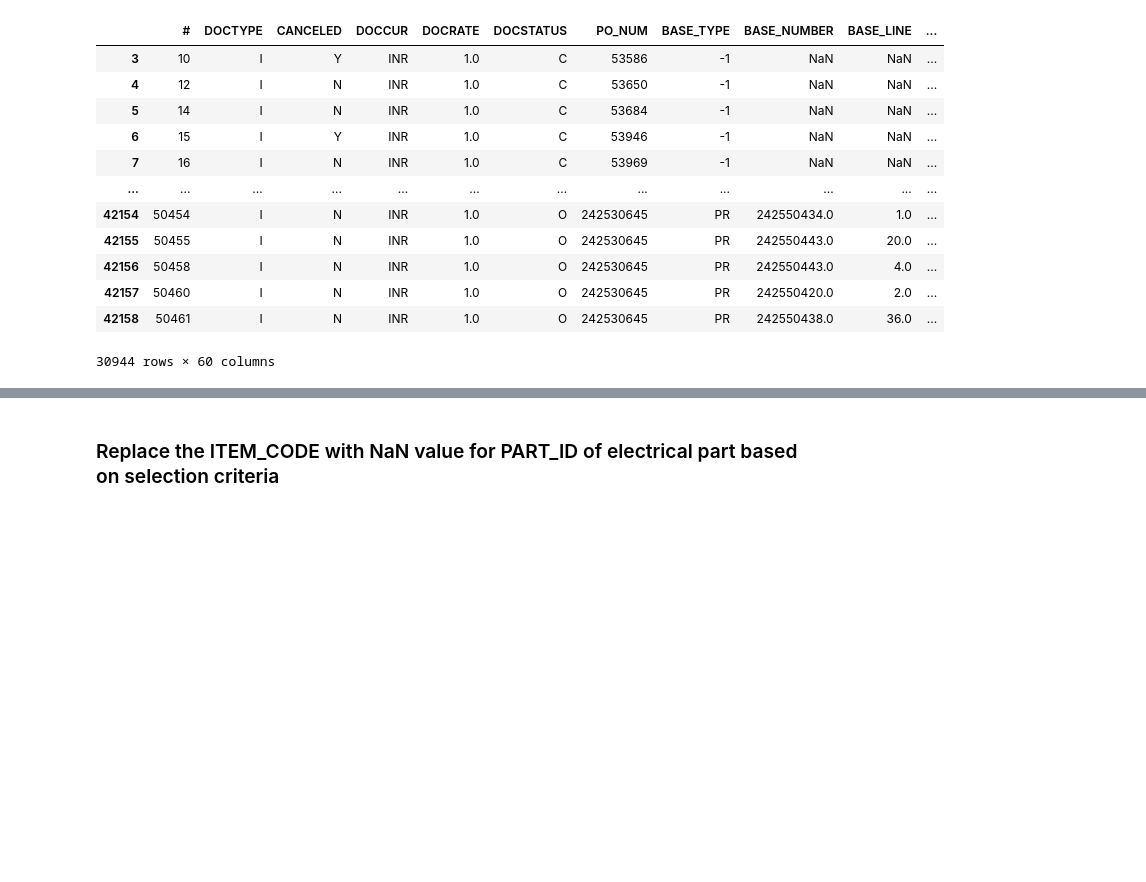
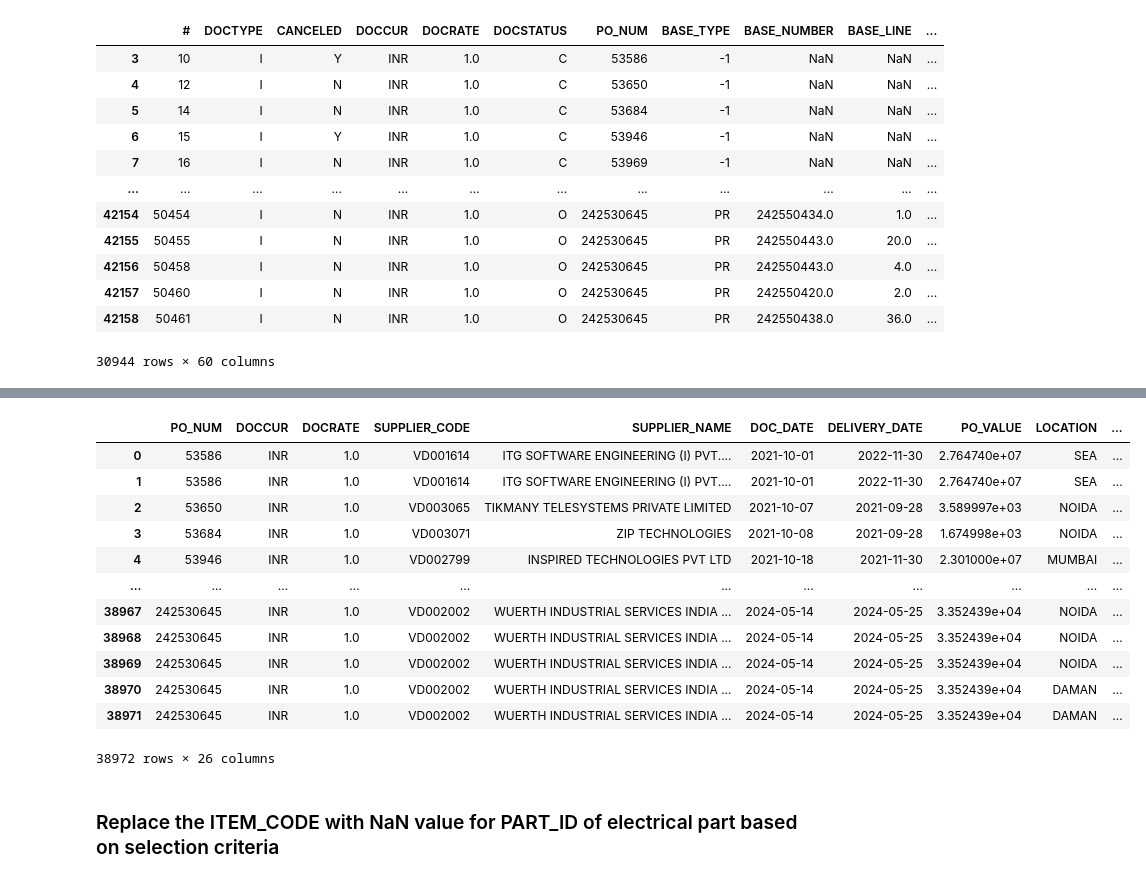
Before and after one commit to htibrewal/isy-5001-irs-project, a Jupyter notebook: item_replacement.ipynb, the cells around one changed output, grey strips where cells are left out. Drawn from its saved outputs; the diff is of its cells as text; code cells hidden in the pictures; blank space fills up the shorter version.

```diff
--- a/item_replacement.ipynb
+++ b/item_replacement.ipynb
@@ -394 +396,19 @@ merged_data_item_code_2
+# %%
+important_columns = ['PO_NUM', 'DOCCUR', 'DOCRATE', 'SUPPLIER_CODE', 'SUPPLIER_NAME', 'DOC_DATE', 'DELIVERY_DATE', 'PO_VALUE', 'LOCATION', 'ITEM_CODE_CLEANED', 'ITEM_NAME', 'ITEM_DETAILS', 'UOM', 'ORDERED_QUANTITY', 'PRICE', 'ITEM_VALUE', 'TAX_AMOUNT(LC)', 'LINETOTAL_WITH_TAX_(LC)', 'PART_ID_CLEANED', 'PART_NAME', 'PART_DESCRIPTION', 'WIDTH_(MM)', 'HEIGHT_(MM)', 'DEPTH_(MM)', 'MOUNTING_CLEARANCES_(MM)', 'WEIGHT_(KG)']
+filtered_data_final = merged_data_item_code_2[important_columns]
+filtered_data_final
+# %% [output]
+|  | PO_NUM | DOCCUR | DOCRATE | SUPPLIER_CODE | SUPPLIER_NAME | DOC_DATE | DELIVERY_DATE | PO_VALUE | LOCATION | ... |
+| 0 | 53586 | INR | 1.0 | VD001614 | ITG SOFTWARE ENGINEERING (I) PVT.... | 2021-10-01 | 2022-11-30 | 2.764740e+07 | SEA | ... |
+| 1 | 53586 | INR | 1.0 | VD001614 | ITG SOFTWARE ENGINEERING (I) PVT.... | 2021-10-01 | 2022-11-30 | 2.764740e+07 | SEA | ... |
+| 2 | 53650 | INR | 1.0 | VD003065 | TIKMANY TELESYSTEMS PRIVATE LIMITED | 2021-10-07 | 2021-09-28 | 3.589997e+03 | NOIDA | ... |
+| 3 | 53684 | INR | 1.0 | VD003071 | ZIP TECHNOLOGIES | 2021-10-08 | 2021-09-28 | 1.674998e+03 | NOIDA | ... |
+| 4 | 53946 | INR | 1.0 | VD002799 | INSPIRED TECHNOLOGIES PVT LTD | 2021-10-18 | 2021-11-30 | 2.301000e+07 | MUMBAI | ... |
+| ... | ... | ... | ... | ... | ... | ... | ... | ... | ... | ... |
+| 38967 | 242530645 | INR | 1.0 | VD002002 | WUERTH INDUSTRIAL SERVICES INDIA ... | 2024-05-14 | 2024-05-25 | 3.352439e+04 | NOIDA | ... |
+| 38968 | 242530645 | INR | 1.0 | VD002002 | WUERTH INDUSTRIAL SERVICES INDIA ... | 2024-05-14 | 2024-05-25 | 3.352439e+04 | NOIDA | ... |
+| 38969 | 242530645 | INR | 1.0 | VD002002 | WUERTH INDUSTRIAL SERVICES INDIA ... | 2024-05-14 | 2024-05-25 | 3.352439e+04 | NOIDA | ... |
+| 38970 | 242530645 | INR | 1.0 | VD002002 | WUERTH INDUSTRIAL SERVICES INDIA ... | 2024-05-14 | 2024-05-25 | 3.352439e+04 | DAMAN | ... |
+| 38971 | 242530645 | INR | 1.0 | VD002002 | WUERTH INDUSTRIAL SERVICES INDIA ... | 2024-05-14 | 2024-05-25 | 3.352439e+04 | DAMAN | ... |
+38972 rows × 26 columns
 # %%
```
Also changed, not shown: parts of 4 cells of this notebook.
